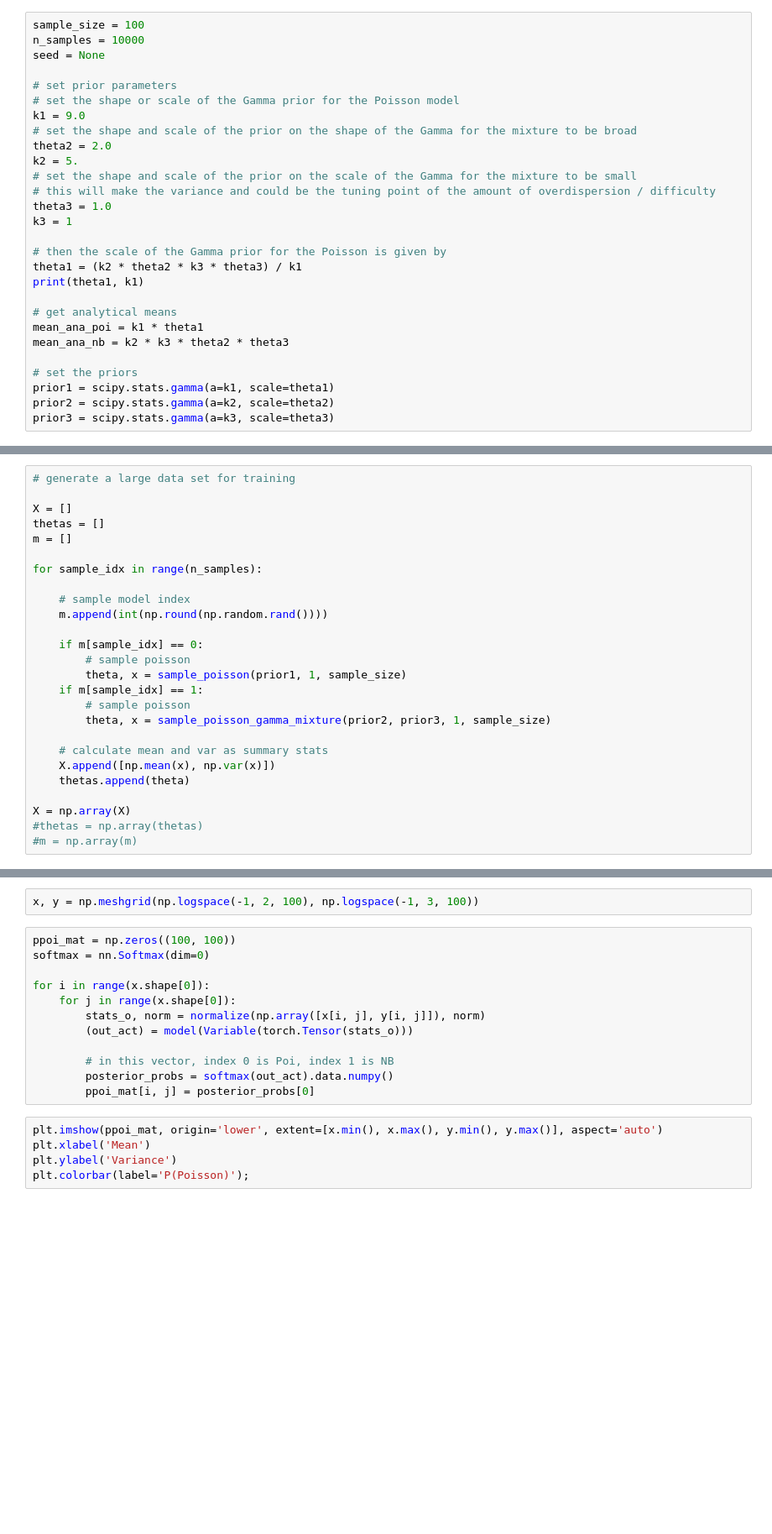
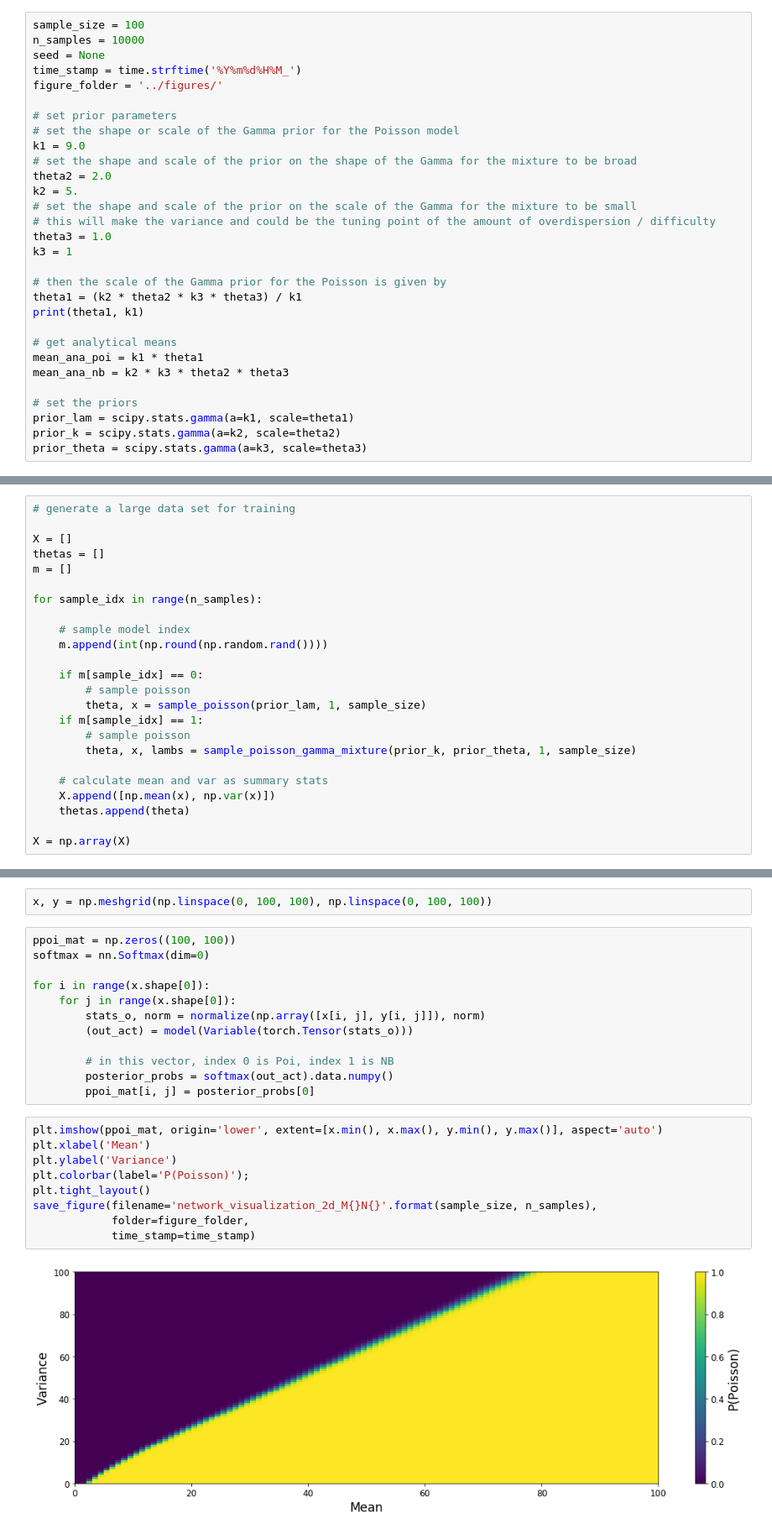
Before and after one commit to janfb/mcabc, a Jupyter notebook: notebooks/ModelComparison_poisson_vs_negbin_NEW.ipynb, the cells around one changed output, grey strips where cells are left out. Shown at 84% size. Cells and saved outputs as stored; diff of their text form; blank space fills up the shorter version.

```diff
--- a/notebooks/ModelComparison_poisson_vs_negbin_NEW.ipynb
+++ b/notebooks/ModelComparison_poisson_vs_negbin_NEW.ipynb
@@ -37,6 +37,8 @@ The prior parameters of the conjugate Gamma prior of the Poisson model and the t
 sample_size = 100
 n_samples = 10000
 seed = None
+time_stamp = time.strftime('%Y%m%d%H%M_')
+figure_folder = '../figures/'
 
 # set prior parameters
 # set the shape or scale of the Gamma prior for the Poisson model
@@ -58,6 +60,6 @@ mean_ana_poi = k1 * theta1
 mean_ana_nb = k2 * k3 * theta2 * theta3
 
 # set the priors
-prior1 = scipy.stats.gamma(a=k1, scale=theta1)
-prior2 = scipy.stats.gamma(a=k2, scale=theta2)
-prior3 = scipy.stats.gamma(a=k3, scale=theta3)
+prior_lam = scipy.stats.gamma(a=k1, scale=theta1)
+prior_k = scipy.stats.gamma(a=k2, scale=theta2)
+prior_theta = scipy.stats.gamma(a=k3, scale=theta3)
@@ -75,18 +83,16 @@ for sample_idx in range(n_samples):
 
     if m[sample_idx] == 0:
         # sample poisson
-        theta, x = sample_poisson(prior1, 1, sample_size)
+        theta, x = sample_poisson(prior_lam, 1, sample_size)
     if m[sample_idx] == 1:
         # sample poisson
-        theta, x = sample_poisson_gamma_mixture(prior2, prior3, 1, sample_size)
+        theta, x, lambs = sample_poisson_gamma_mixture(prior_k, prior_theta, 1, sample_size)
 
     # calculate mean and var as summary stats
     X.append([np.mean(x), np.var(x)])
     thetas.append(theta)
 
 X = np.array(X)
-#thetas = np.array(thetas)
-#m = np.array(m)
 # %% [markdown]
 ## Define network for fitting the model posterior
 # %%
@@ -152,7 +163,7 @@ plt.title('Loss');
 # %% [markdown]
 ## Visualize input-output function of the network
 # %%
-x, y = np.meshgrid(np.logspace(-1, 2, 100), np.logspace(-1, 3, 100))
+x, y = np.meshgrid(np.linspace(0, 100, 100), np.linspace(0, 100, 100))
 # %%
 ppoi_mat = np.zeros((100, 100))
 softmax = nn.Softmax(dim=0)
@@ -168,5 +179,11 @@ for i in range(x.shape[0]):
 # %%
 plt.imshow(ppoi_mat, origin='lower', extent=[x.min(), x.max(), y.min(), y.max()], aspect='auto')
 plt.xlabel('Mean')
 plt.ylabel('Variance')
 plt.colorbar(label='P(Poisson)');
+plt.tight_layout()
+save_figure(filename='network_visualization_2d_M{}N{}'.format(sample_size, n_samples),
+            folder=figure_folder,
+            time_stamp=time_stamp)
+# %% [output]
+[figure, added]
```
Also changed, not shown: parts of 15 cells of this notebook, 1 other file.
